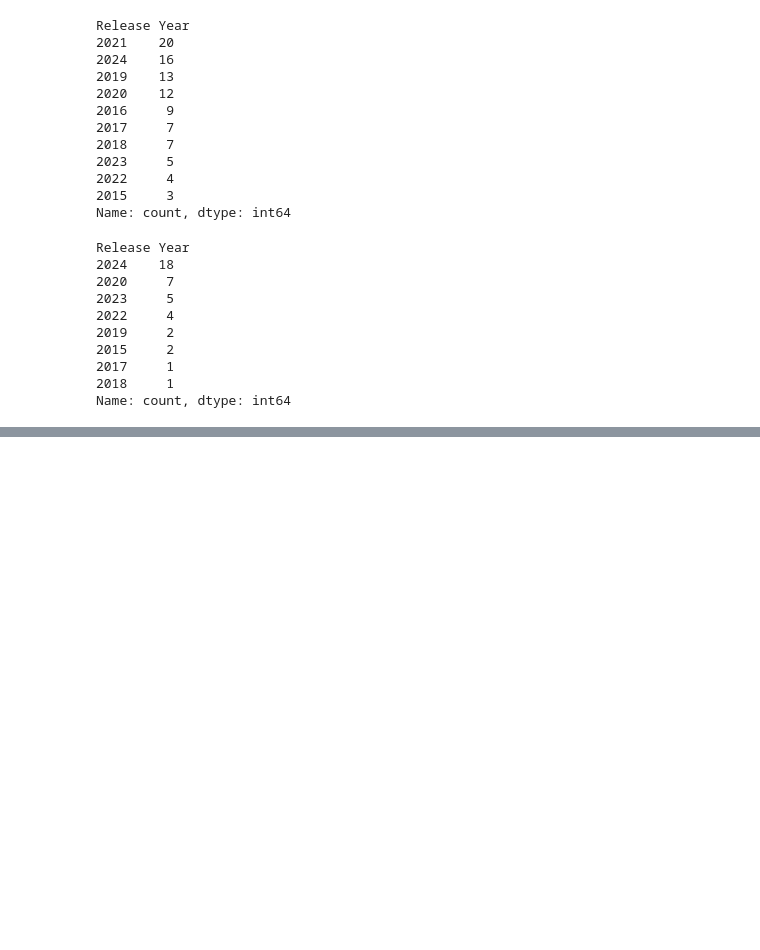
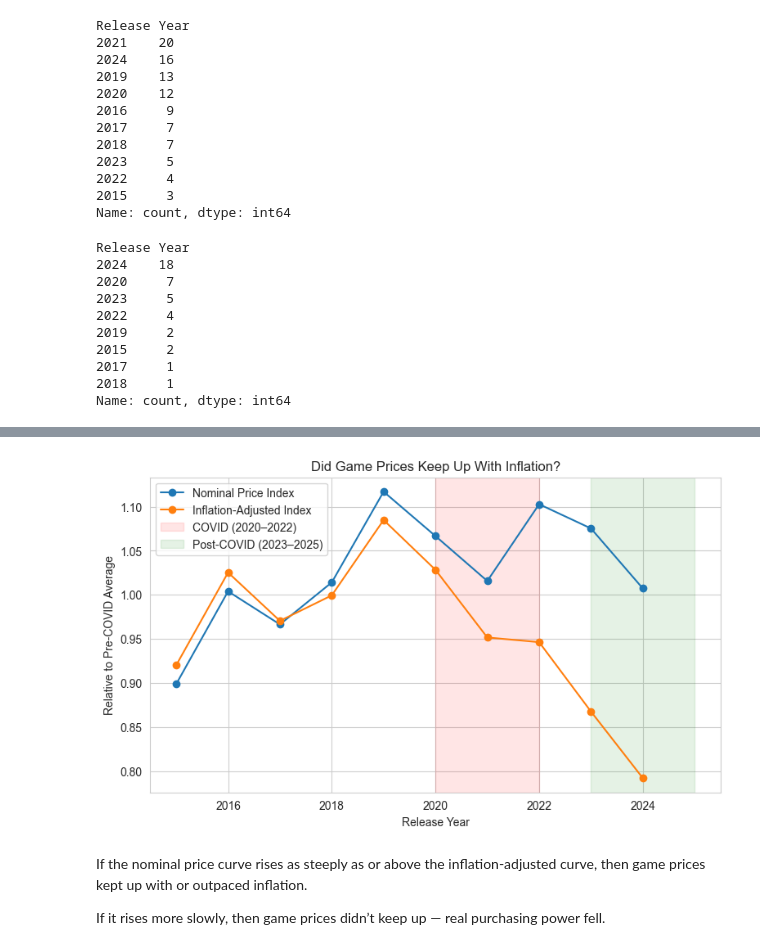
Before and after one commit to jbenigeri/Video-Game-Price-Analysis, a Jupyter notebook: src/explore_steam_data.ipynb, the cells around one changed output, grey strips where cells are left out. Cells and saved outputs as stored; diff of their text form; code cells hidden in the pictures; blank space fills up the shorter version.

```diff
--- a/src/explore_steam_data.ipynb
+++ b/src/explore_steam_data.ipynb
@@ -694,0 +761,39 @@ Name: count, dtype: int64
+# %%
+import pandas as pd
+import matplotlib.pyplot as plt
+
+# Group yearly averages
+yearly = (
+    df_games.groupby("Release Year", as_index=False)
+      .agg({
+          "Original Price (€)": "mean",
+          "adjusted_price": "mean"
+      })
+)
+
+# Normalize both series (so 1 = pre-COVID baseline)
+baseline_years = yearly.query("`Release Year` < 2020")
+baseline_nominal = baseline_years["Original Price (€)"].mean()
+baseline_inflation = baseline_years["adjusted_price"].mean()
+
+yearly["nominal_index"] = yearly["Original Price (€)"] / baseline_nominal
+yearly["inflation_index"] = yearly["adjusted_price"] / baseline_inflation
+
+# Plot
+plt.figure(figsize=(9,5))
+plt.plot(yearly["Release Year"], yearly["nominal_index"], marker="o", label="Nominal Price Index")
+plt.plot(yearly["Release Year"], yearly["inflation_index"], marker="o", label="Inflation-Adjusted Index")
+
+plt.axvspan(2020, 2022, color="red", alpha=0.1, label="COVID (2020–2022)")
+plt.axvspan(2023, 2025, color="green", alpha=0.1, label="Post-COVID (2023–2025)")
+plt.xlabel("Release Year")
+plt.ylabel("Relative to Pre-COVID Average")
+plt.title("Did Game Prices Keep Up With Inflation?")
+plt.legend()
+plt.show()
+# %% [output]
+[figure, added]
+# %% [markdown]
+If the nominal price curve rises as steeply as or above the inflation-adjusted curve, then game prices kept up with or outpaced inflation.
+
+If it rises more slowly, then game prices didn’t keep up — real purchasing power fell.
```
Also changed, not shown: parts of 6 cells of this notebook.
